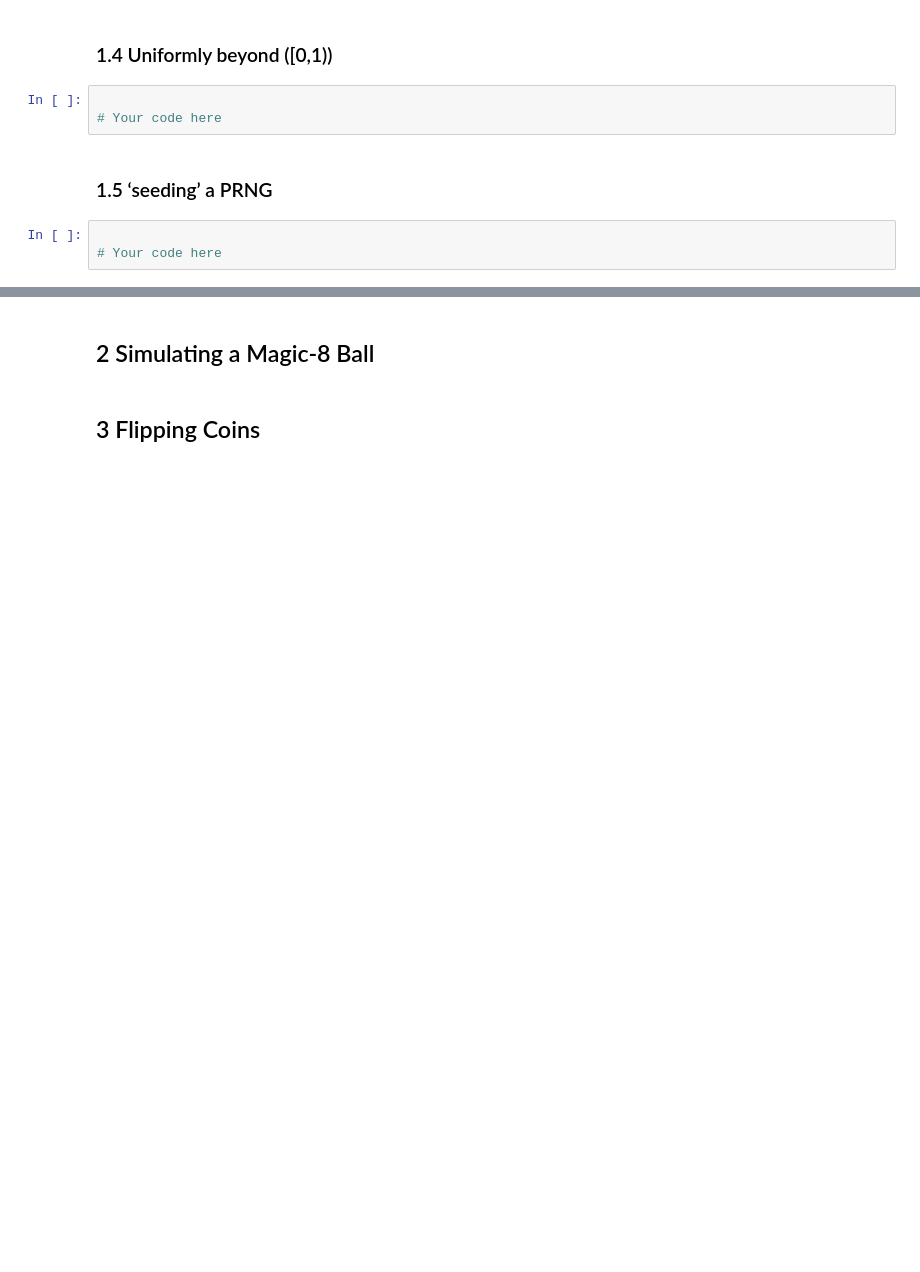
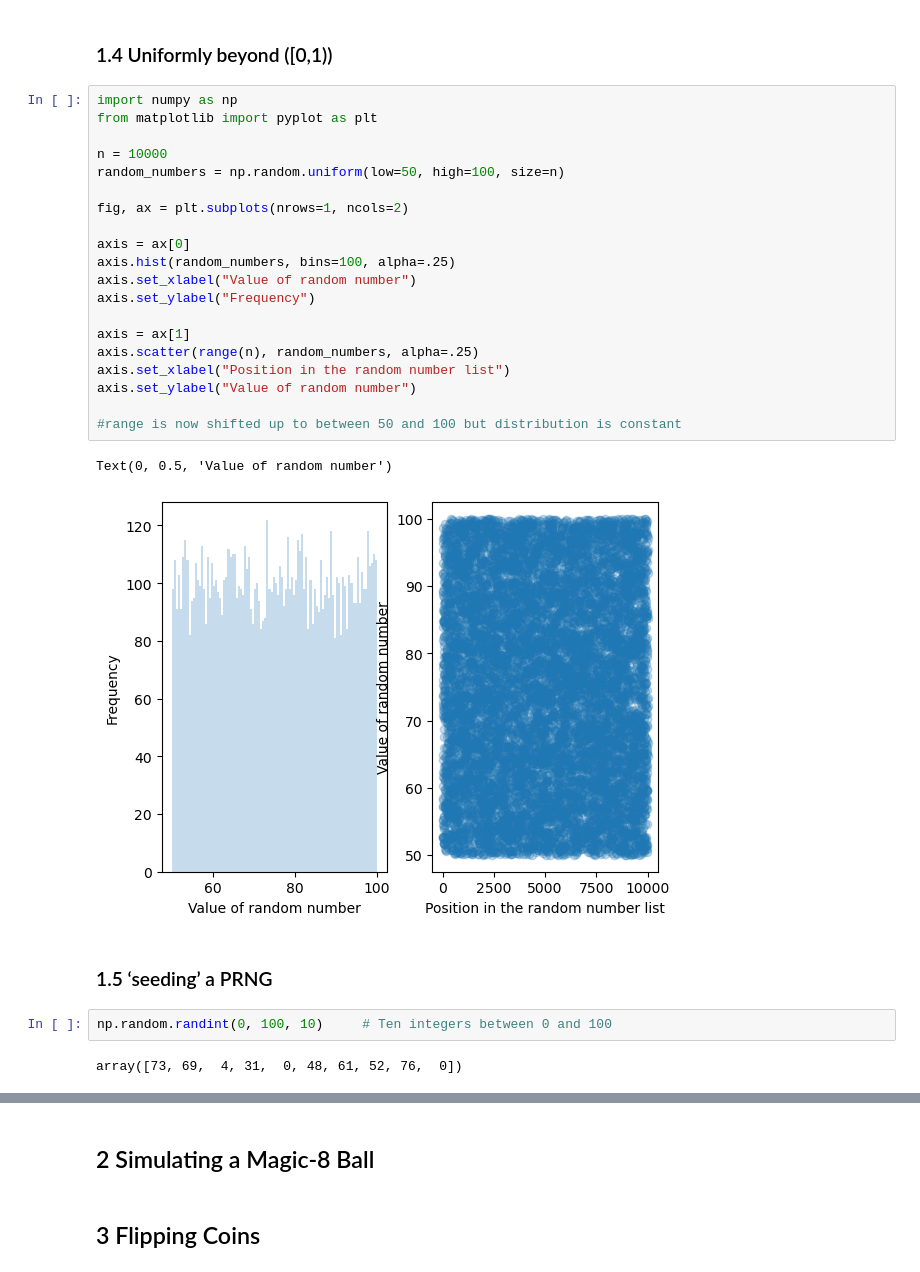
Before and after one commit to SPS-SP2273/learning-portfolio-keriperip, a Jupyter notebook: random numbers/random_numbers_(need).ipynb, the cells around one changed output, grey strips where cells are left out. Drawn from its saved outputs; the diff is of its cells as text; blank space fills up the shorter version.

```diff
--- a/random numbers/random_numbers_(need).ipynb
+++ b/random numbers/random_numbers_(need).ipynb
@@ -20,10 +75,31 @@
 # %% [markdown]
 ### 1.4 Uniformly beyond \([0,1)\)
 # %%
+import numpy as np
+from matplotlib import pyplot as plt
 
-# Your code here
+n = 10000
+random_numbers = np.random.uniform(low=50, high=100, size=n)
+
+fig, ax = plt.subplots(nrows=1, ncols=2)
+
+axis = ax[0]
+axis.hist(random_numbers, bins=100, alpha=.25)
+axis.set_xlabel("Value of random number")
+axis.set_ylabel("Frequency")
+
+axis = ax[1]
+axis.scatter(range(n), random_numbers, alpha=.25)
+axis.set_xlabel("Position in the random number list")
+axis.set_ylabel("Value of random number")
+
+#range is now shifted up to between 50 and 100 but distribution is constant
+# %% [output]
+Text(0, 0.5, 'Value of random number')
+[figure, added]
 # %% [markdown]
 ### 1.5 ‘seeding’ a PRNG
 # %%
-
-# Your code here
+np.random.randint(0, 100, 10)     # Ten integers between 0 and 100
+# %% [output]
+array([73, 69,  4, 31,  0, 48, 61, 52, 76,  0])
```
Also changed, not shown: parts of 21 cells of this notebook.
